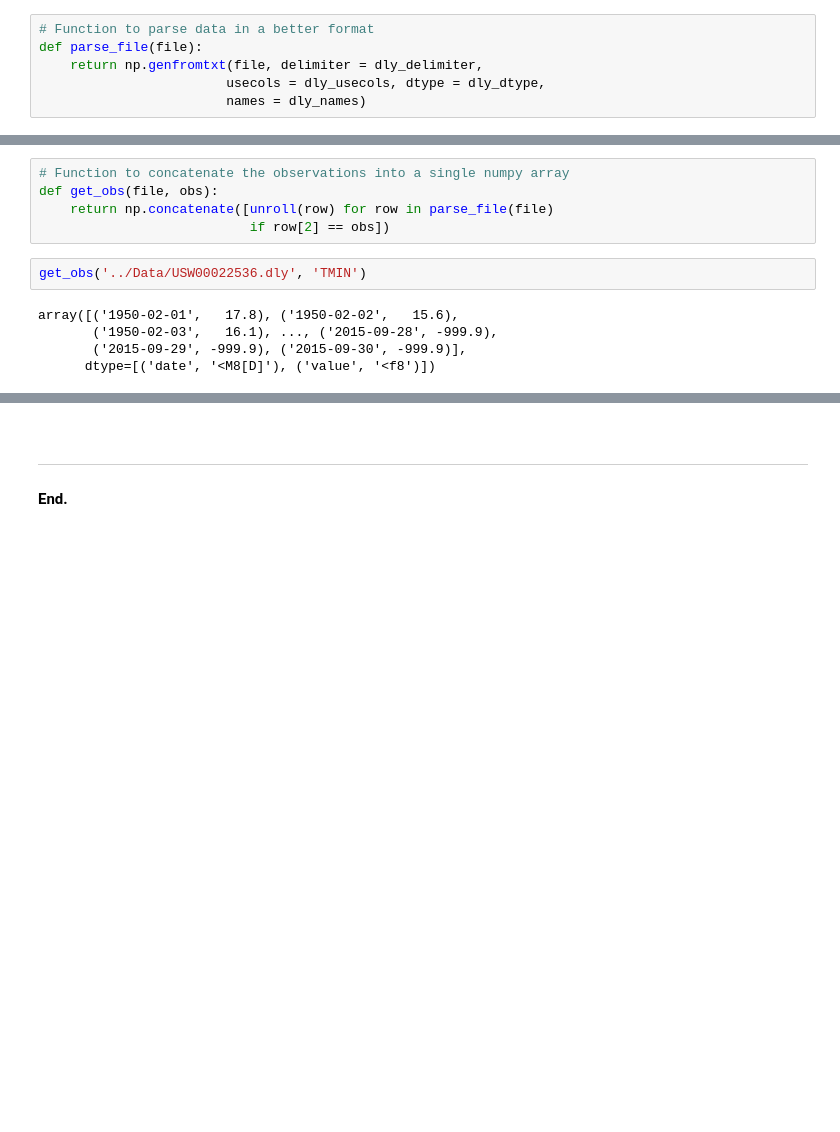
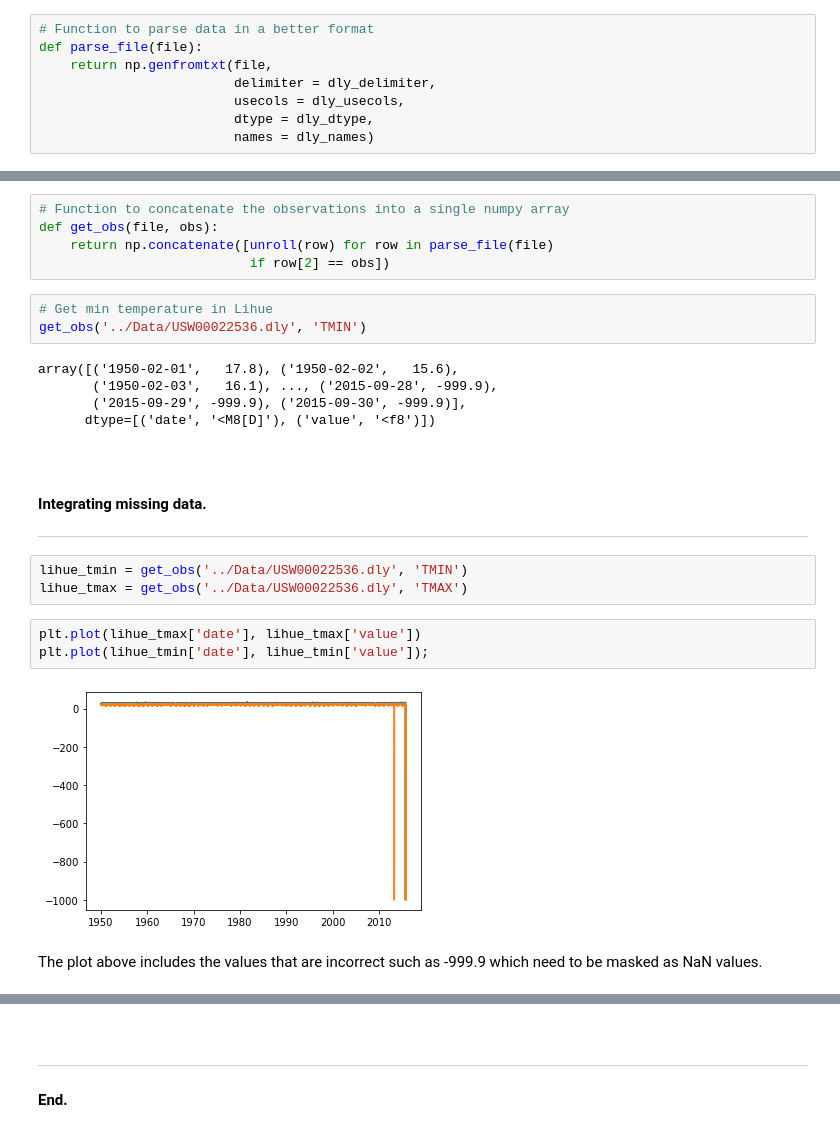
Before and after one commit to olgarozhdestvina/Data-Science-and-Machine-Learning, a Jupyter notebook: Data analytics/Weather data.ipynb, the cells around one changed output, grey strips where cells are left out. Cells and saved outputs as stored; diff of their text form; blank space fills up the shorter version.

Commit message:
Updated weather notebook with missing values interpolation and smoothing.

```diff
--- a/Data analytics/Weather data.ipynb
+++ b/Data analytics/Weather data.ipynb
@@ -115,9 +107,11 @@ open('../Data/readme.txt', 'r').readlines()[98:121]
 # %%
 # Function to parse data in a better format
 def parse_file(file):
-    return np.genfromtxt(file, delimiter = dly_delimiter,
-                        usecols = dly_usecols, dtype = dly_dtype,
-                        names = dly_names)
+    return np.genfromtxt(file,
+                         delimiter = dly_delimiter,
+                         usecols = dly_usecols,
+                         dtype = dly_dtype,
+                         names = dly_names)
 # %%
 # Parameters for the above function
 dly_delimiter = [11,4,2,4] + [5,1,1,1] * 31
@@ -173,9 +166,25 @@ def get_obs(file, obs):
     return np.concatenate([unroll(row) for row in parse_file(file)
                            if row[2] == obs])
 # %%
+# Get min temperature in Lihue
 get_obs('../Data/USW00022536.dly', 'TMIN')
 # %% [output]
 array([('1950-02-01',   17.8), ('1950-02-02',   15.6),
        ('1950-02-03',   16.1), ..., ('2015-09-28', -999.9),
        ('2015-09-29', -999.9), ('2015-09-30', -999.9)],
       dtype=[('date', '<M8[D]'), ('value', '<f8')])
+# %% [markdown]
+<br>
+
+#### Integrating missing data.
+___
+# %%
+lihue_tmin = get_obs('../Data/USW00022536.dly', 'TMIN')
+lihue_tmax = get_obs('../Data/USW00022536.dly', 'TMAX')
+# %%
+plt.plot(lihue_tmax['date'], lihue_tmax['value'])
+plt.plot(lihue_tmin['date'], lihue_tmin['value']);
+# %% [output]
+[figure, added]
+# %% [markdown]
+The plot above includes the values that are incorrect such as -999.9 which need to be masked as NaN values.
```
Also changed, not shown: parts of 27 cells of this notebook.
